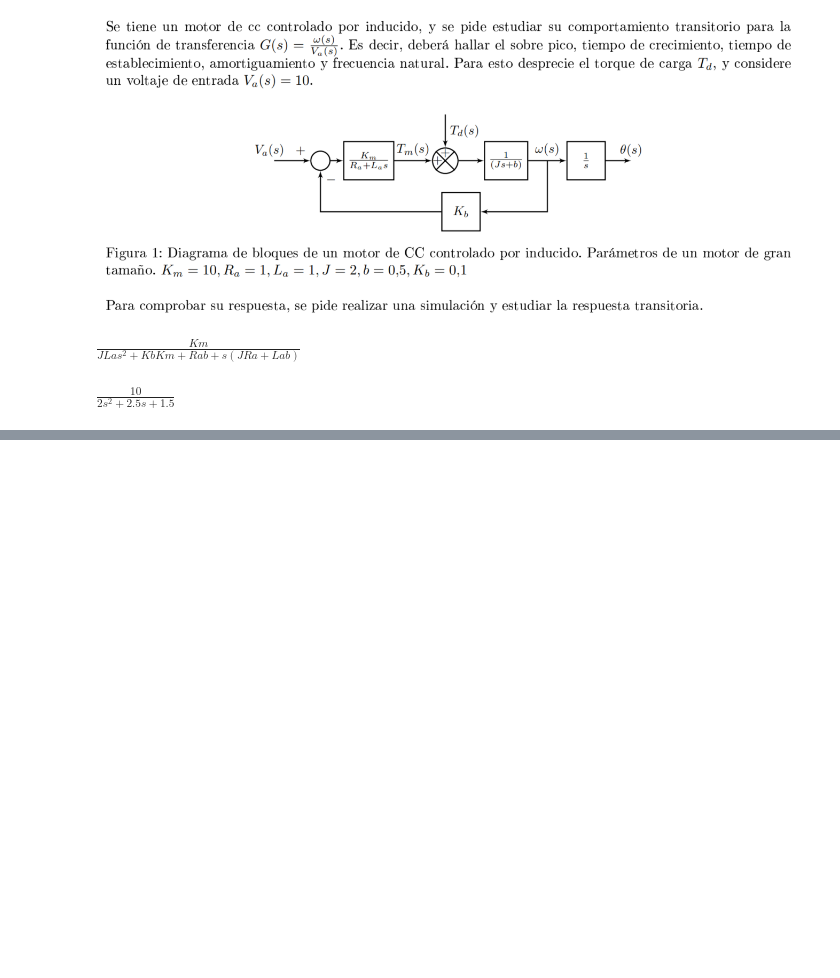
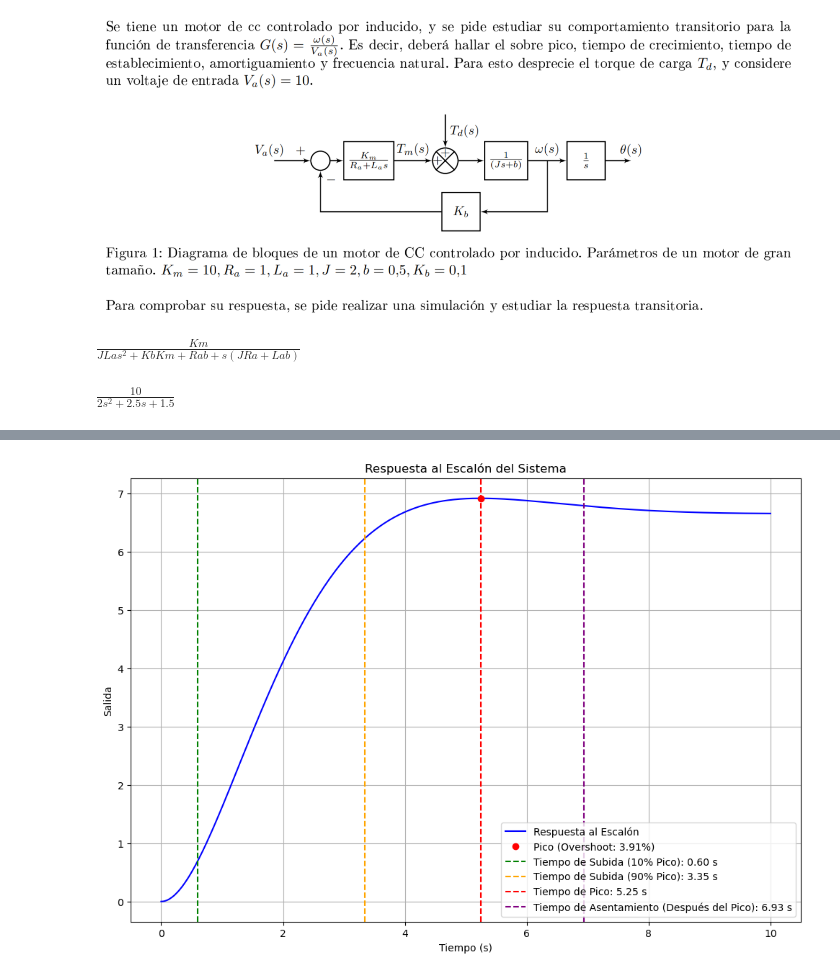
Before and after one commit to CusaTadeo/Control_2024, a Jupyter notebook: TP2/TP2_Ejercicio-1.ipynb, the cells around one changed output, grey strips where cells are left out. Saved outputs shown, nothing was run; the diff lists cells and outputs as text; code cells hidden in the pictures; blank space fills up the shorter version.

```diff
--- a/TP2/TP2_Ejercicio-1.ipynb
+++ b/TP2/TP2_Ejercicio-1.ipynb
@@ -61,0 +123,81 @@ plt.grid
+# %%
+import numpy as np
+import matplotlib.pyplot as plt
+import control as ctrl
+
+# Define la función de transferencia
+numerador = [10]
+denominador = [2, 2.5, 1.5]
+H = ctrl.TransferFunction(numerador, denominador)
+
+# Define el tiempo para la simulación
+T = np.linspace(0, 10, 500)  # Tiempo de 0 a 10 segundos con 500 puntos
+
+# Obtener la respuesta al escalón
+T, y = ctrl.step_response(H, T)
+
+# Calcular el overshoot (porcentaje de sobreimpulso)
+final_value = y[-1]  # Valor final de la respuesta
+peak_value = np.max(y)  # Valor máximo de la respuesta
+overshoot = (peak_value - final_value) / final_value * 100  # Porcentaje de sobreimpulso
+
+# Calcular el tiempo de pico
+peak_index = np.argmax(y)
+peak_time = T[peak_index]
+
+# Calcular el tiempo de subida (entre el 10% y el 90% del valor pico)
+ten_percent_peak = 0.1 * peak_value
+ninety_percent_peak = 0.9 * peak_value
+
+# Encuentra los tiempos correspondientes a 10% y 90% del valor pico
+rise_start_index = np.where(y >= ten_percent_peak)[0][0]
+rise_end_index = np.where(y >= ninety_percent_peak)[0][0]
+
+# Si hay múltiples índices, tomamos el primero que cumple la condición
+rise_time_start = T[rise_start_index]
+rise_time_end = T[rise_end_index]
+
+rise_time = rise_time_end - rise_time_start
+
+# Calcular el tiempo de asentamiento después del tiempo de pico
+# Encuentra los tiempos donde la respuesta entra dentro del 2% del valor final
+settling_indices = np.where(np.abs(y - final_value) <= 0.02 * final_value)[0]
+
+# Filtra los índices para aquellos que ocurren después del pico
+settling_after_peak_indices = settling_indices[settling_indices > peak_index]
+
+# El primer instante donde la respuesta entra dentro del 2% del valor final después del pico
+settling_time = T[settling_after_peak_indices[0]] if len(settling_after_peak_indices) > 0 else np.nan
+
+# Graficar la respuesta al escalón
+plt.figure(figsize=(12, 8))
+plt.plot(T, y, label='Respuesta al Escalón', color='b')
+
+# Marcar el overshoot
+plt.plot(T[peak_index], peak_value, 'ro', label=f'Pico (Overshoot: {overshoot:.2f}%)')
+
+# Marcar el tiempo de subida
+plt.axvline(x=rise_time_start, color='g', linestyle='--', label=f'Tiempo de Subida (10% Pico): {rise_time_start:.2f} s')
+plt.axvline(x=rise_time_end, color='orange', linestyle='--', label=f'Tiempo de Subida (90% Pico): {rise_time_end:.2f} s')
+
+# Marcar el tiempo de pico
+plt.axvline(x=peak_time, color='r', linestyle='--', label=f'Tiempo de Pico: {peak_time:.2f} s')
+
+# Marcar el tiempo de asentamiento después del pico
+if not np.isnan(settling_time):
+    plt.axvline(x=settling_time, color='purple', linestyle='--', label=f'Tiempo de Asentamiento (Después del Pico): {settling_time:.2f} s')
+
+plt.title('Respuesta al Escalón del Sistema')
+plt.xlabel('Tiempo (s)')
+plt.ylabel('Salida')
+plt.grid(True)
+plt.legend()
+plt.show()
+
+# Imprimir los resultados
+print(f'Overshoot: {overshoot:.2f}%')
+print(f'Tiempo de pico: {peak_time:.2f} segundos')
+print(f'Tiempo de subida: {rise_time:.2f} segundos (de {rise_time_start:.2f} s a {rise_time_end:.2f} s)')
+print(f'Tiempo de asentamiento después del pico: {settling_time:.2f} segundos')
+# %% [output]
+[figure, added]
```
Also changed, not shown: parts of 9 cells of this notebook.
